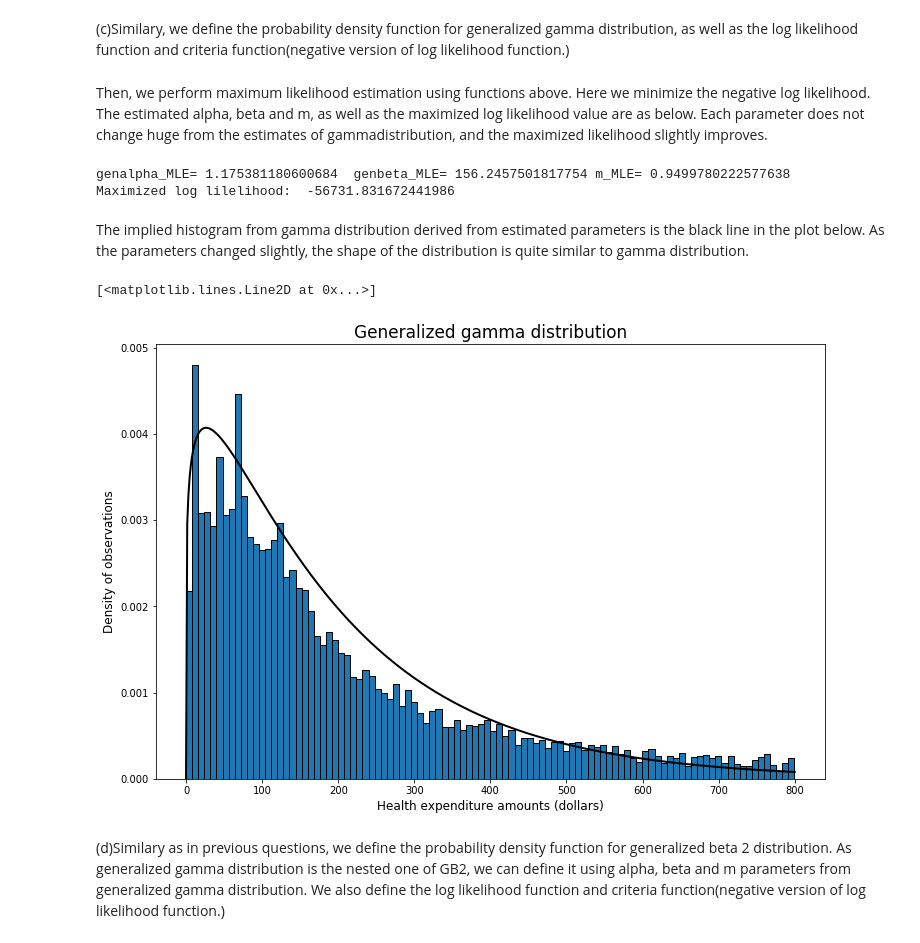
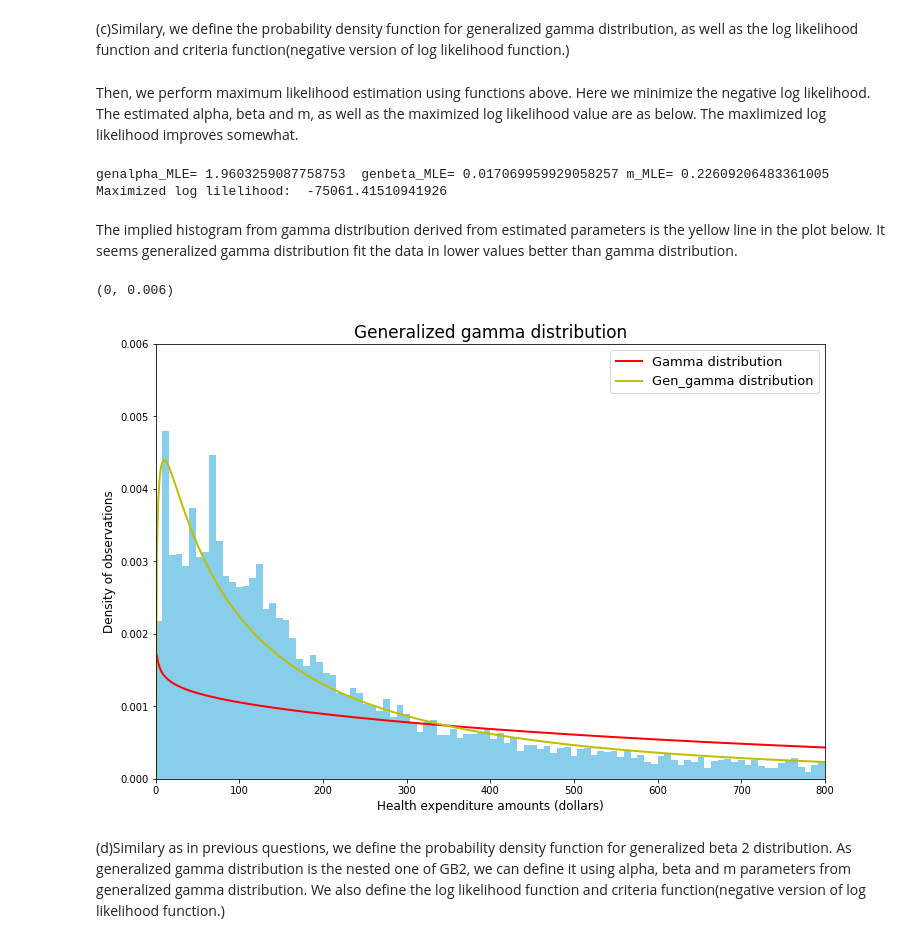
Before and after one commit to takando/StructEst_W20, a Jupyter notebook: ProblemSets/PS2/Struct_est_hw2_Takuya_Ando.ipynb, the cells around one changed output. Cells and saved outputs as stored; diff of their text form; code cells hidden in the pictures.

```diff
--- a/ProblemSets/PS2/Struct_est_hw2_Takuya_Ando.ipynb
+++ b/ProblemSets/PS2/Struct_est_hw2_Takuya_Ando.ipynb
@@ -63,7 +61,7 @@ Text(0, 0.5, 'Frequency of observations')
 # %% [markdown]
 Then, we limit the data under 800 dollars.
 # %%
-clms_bl800 = clms.health_expenditure[clms.health_expenditure<=800]
+clms_bl800 = clms[clms<=800]
 # %% [markdown]
 Below is the histogram for the data which has only amounts below 800 dolloars. We prefer the second histgram, because there are some outliers in the data considering the max value is enormous value compared to median and mean value, and they make the first histgram seriously hard to interpret. After eliminating such outliers, the second histgram makes much sense than first one.
 # %%
@@ -87,8 +85,9 @@ def gamma_dist(xvals, alpha, beta):
     Compute the probability density of gamma ditribution for data xvals
     given parameters alpha and beta.
     '''
-    pdf_vals = ((1 / ((beta ** alpha) * math.gamma(alpha))) *
+    pdf_vals = ((1 / ((beta ** alpha) * spc.gamma(alpha))) *
                 (xvals ** (alpha - 1)) * (np.exp(-xvals/beta)))
+    pdf_vals[pdf_vals < 1e-10] = 1e-10
     return pdf_vals
 
 # Define log likelihood function for the gamma distribution
@@ -167,9 +169,9 @@ def gengamma_dist(xvals, alpha, beta, m):
     Compute the probability density of generalized gamma ditribution for data xvals
     given parameters alpha, beta and m.
     '''
-    pdf_vals = (((m/(beta**alpha))/spc.gamma(alpha/m))*\
-                (xvals**(alpha-1))*np.exp(-(xvals/beta)**m))
+    pdf_vals = (m / ((beta**alpha)*spc.gamma(alpha/m))) *(xvals**(alpha-1))* np.exp(-(xvals/beta)**m)
 
+    pdf_vals[pdf_vals < 1e-10] = 1e-10
     return pdf_vals
 
 def log_lik_gengamma(xvals, alpha, beta, m):
@@ -196,7 +198,7 @@ def crit(params, *args):
 
     return neg_log_lik_val
 # %% [markdown]
-Then, we perform maximum likelihood estimation using functions above. Here we minimize the negative log likelihood. The estimated alpha, beta and m, as well as the maximized log likelihood value are as below. Each parameter does not change huge from the estimates of gammadistribution, and the maximized likelihood slightly improves.
+Then, we perform maximum likelihood estimation using functions above. Here we minimize the negative log likelihood. The estimated alpha, beta and m, as well as the maximized log likelihood value are as below. The maxlimized log likelihood improves somewhat.
 # %%
 # Set initial beta and alpha
 init_alpha = alpha_MLE
@@ -206,41 +208,57 @@ init_beta = beta_MLE
 init_m = 1
 
 params_init = np.array([init_alpha, init_beta, init_m])
-mle_args = clms_bl800
-results_uncstr = opt.minimize(crit, params_init, args=mle_args, method='L-BFGS-B', bounds=((1e-10, None), (1e-10, None), (0.1, None)), tol=1e-12)
+mle_args = clms
+results_uncstr = opt.minimize(crit, params_init, args=mle_args, \
+                              method='SLSQP', bounds=((1e-10, None),\
+                                                         (1e-10, None), (1e-10, None)), tol=1e-12)
 genalpha_MLE, genbeta_MLE, m = results_uncstr.x
 print('genalpha_MLE=', genalpha_MLE, ' genbeta_MLE=', genbeta_MLE, "m_MLE=", m)
-print("Maximized log lilelihood: ", log_lik_gengamma(clms_bl800, genalpha_MLE, genbeta_MLE, m))
+print("Maximized log lilelihood: ", log_lik_gengamma(clms, genalpha_MLE, genbeta_MLE, m))
 # %% [output]
-genalpha_MLE= 1.175381180600684  genbeta_MLE= 156.2457501817754 m_MLE= 0.9499780222577638
-Maximized log lilelihood:  -56731.831672441986
+genalpha_MLE= 1.9603259087758753  genbeta_MLE= 0.017069959929058257 m_MLE= 0.22609206483361005
+Maximized log lilelihood:  -75061.41510941926
 # %% [markdown]
-The implied histogram from gamma distribution derived from estimated parameters is the black line in the plot below. As the parameters changed slightly, the shape of the distribution is quite similar to gamma distribution.
+The implied histogram from gamma distribution derived from estimated parameters is the yellow line in the plot below. It seems generalized gamma distribution fit the data in lower values better than gamma distribution.
 # %%
 #Plot histgram
-%matplotlib inline
-
 plt.figure(figsize=(12, 8))
 
 n_bin = 100
 bin_width = 800/n_bin
 
 weights800 = (1 / (clms.shape[0]*bin_width)) * np.ones_like(clms_bl800)
 
-n, bin_cuts, patches = plt.hist(clms_bl800, bins=n_bin, weights=weights800, edgecolor='k')
+n, bin_cuts, patches = plt.hist(clms_bl800, bins=n_bin, weights=weights800, color="skyblue")
+
+plt.title('Gamma distribution', fontsize=17)
+plt.xlabel(r'Health expenditure amounts (dollars)', fontsize=12)
+plt.ylabel(r'Density of observations', fontsize=12)
+
+# Plot smooth line with distribution 1
+dist_pts = np.linspace(0, 800, 500)
+alpha_1 = alpha_MLE
+beta_1 = beta_MLE
+plt.plot(dist_pts, gamma_dist(dist_pts, alpha_1, beta_1),
+         linewidth=2, color='r', label='Gamma distribution')
 
 plt.title('Generalized gamma distribution', fontsize=17)
 plt.xlabel(r'Health expenditure amounts (dollars)', fontsize=12)
 plt.ylabel(r'Density of observations', fontsize=12)
+plt.legend(loc='upper right', fontsize=13)
 
 gen_alpha = genalpha_MLE
 gen_beta = genbeta_MLE
 gen_m = m
 plt.plot(dist_pts, gengamma_dist(dist_pts, gen_alpha, gen_beta, gen_m) ,
-         linewidth=2, color='k')
+         linewidth=2, color='y', label='Gen_gamma distribution')
+plt.legend(loc='upper right', fontsize=13)
+
+plt.xlim([0, 800])
+plt.ylim([0, 0.006])
 # %% [output]
-[<matplotlib.lines.Line2D at 0x...>]
+(0, 0.006)
-[figure, old version]
+[figure, new version]
 # %% [markdown]
 (d)Similary as in previous questions, we define the probability density function for generalized beta 2 distribution. As generalized gamma distribution is the nested one of GB2, we can define it using alpha, beta and m parameters from generalized gamma distribution. We also define the log likelihood function and criteria function(negative version of log likelihood function.)
 # %%
```
Also changed, not shown: parts of 22 cells of this notebook.
